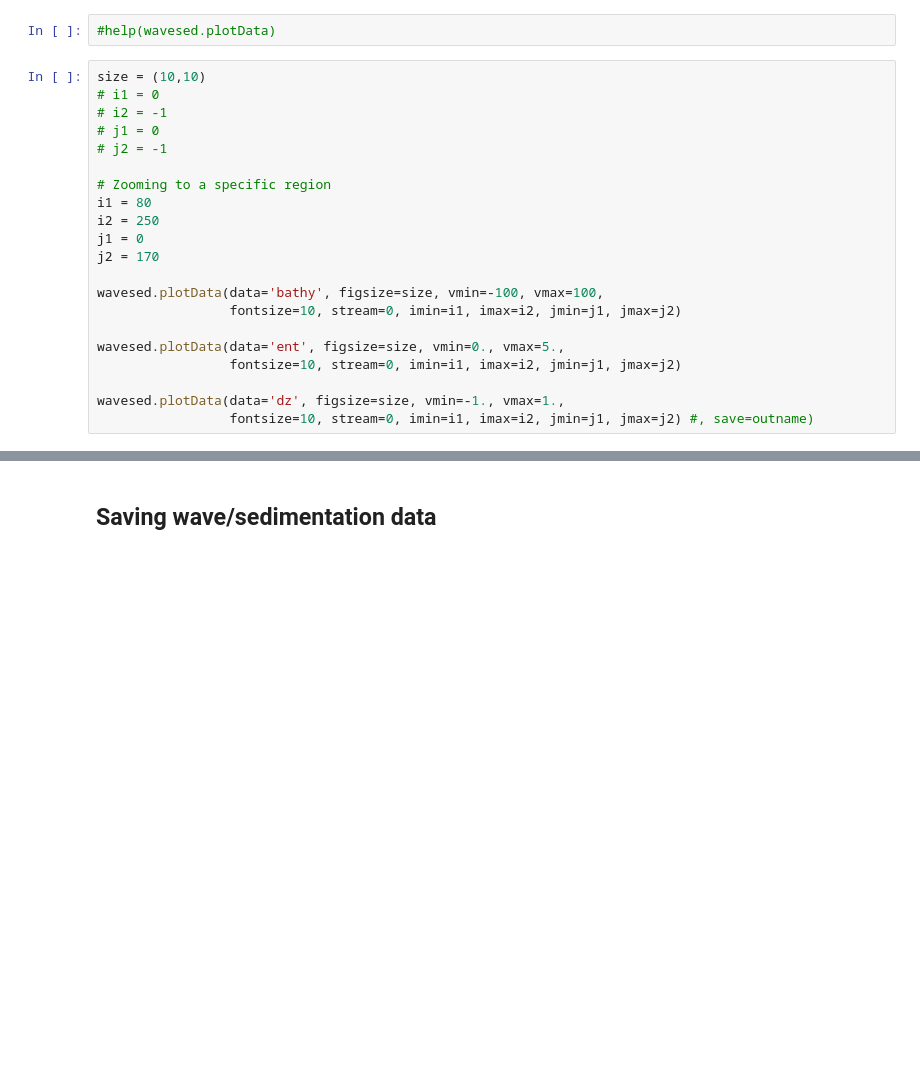
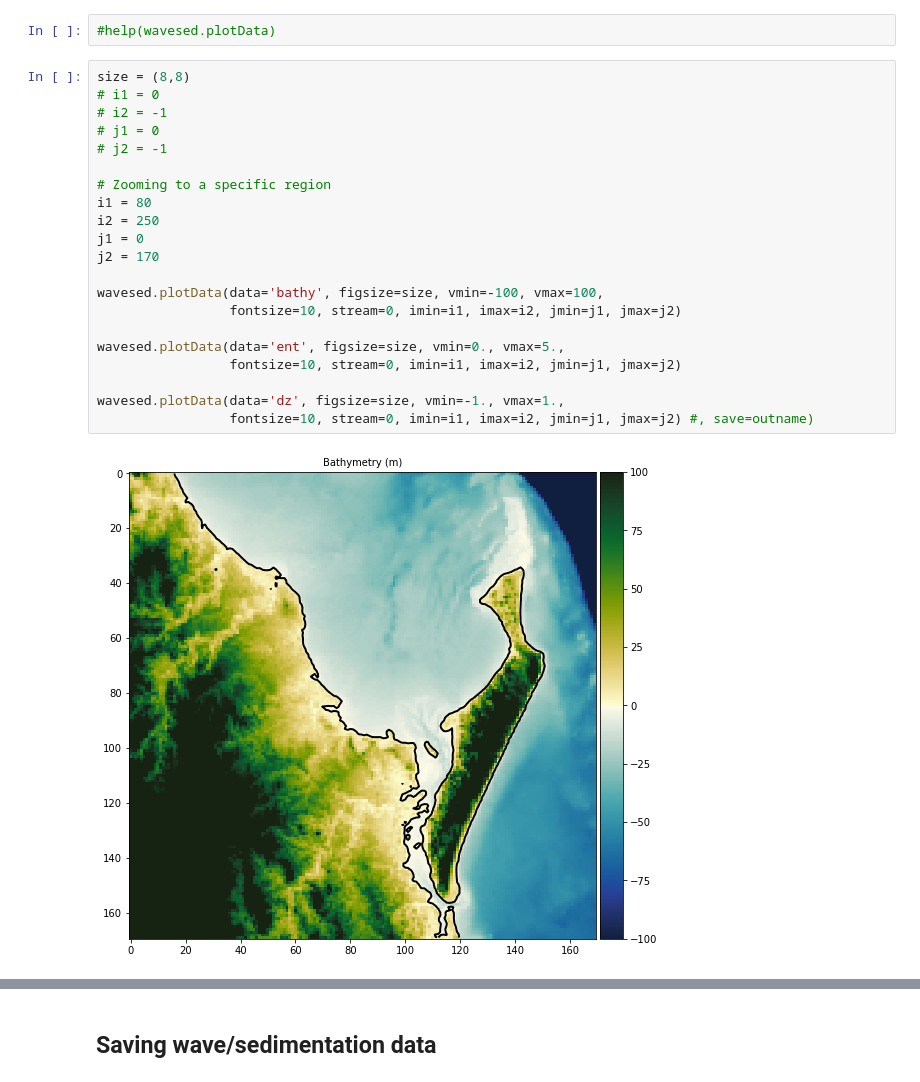
Before and after one commit to TristanSalles/Coast, a Jupyter notebook: book/coastevol/sedtransport.ipynb, the cells around one changed output, grey strips where cells are left out. Cells and saved outputs as stored; diff of their text form; blank space fills up the shorter version.

```diff
--- a/book/coastevol/sedtransport.ipynb
+++ b/book/coastevol/sedtransport.ipynb
@@ -242,23 +210,25 @@ Using the same plotting function (`plotData`), we can now plot the following met
 # %%
 #help(wavesed.plotData)
 # %%
-size = (10,10)
+size = (8,8)
 # i1 = 0
 # i2 = -1
 # j1 = 0
 # j2 = -1
 
 # Zooming to a specific region
 i1 = 80
 i2 = 250
 j1 = 0
 j2 = 170
 
 wavesed.plotData(data='bathy', figsize=size, vmin=-100, vmax=100,
                  fontsize=10, stream=0, imin=i1, imax=i2, jmin=j1, jmax=j2)
 
 wavesed.plotData(data='ent', figsize=size, vmin=0., vmax=5.,
                  fontsize=10, stream=0, imin=i1, imax=i2, jmin=j1, jmax=j2)
 
 wavesed.plotData(data='dz', figsize=size, vmin=-1., vmax=1.,
                  fontsize=10, stream=0, imin=i1, imax=i2, jmin=j1, jmax=j2) #, save=outname)
+# %% [output]
+[figure, added]
```
Also changed, not shown: parts of 13 cells of this notebook, 8 other files.
